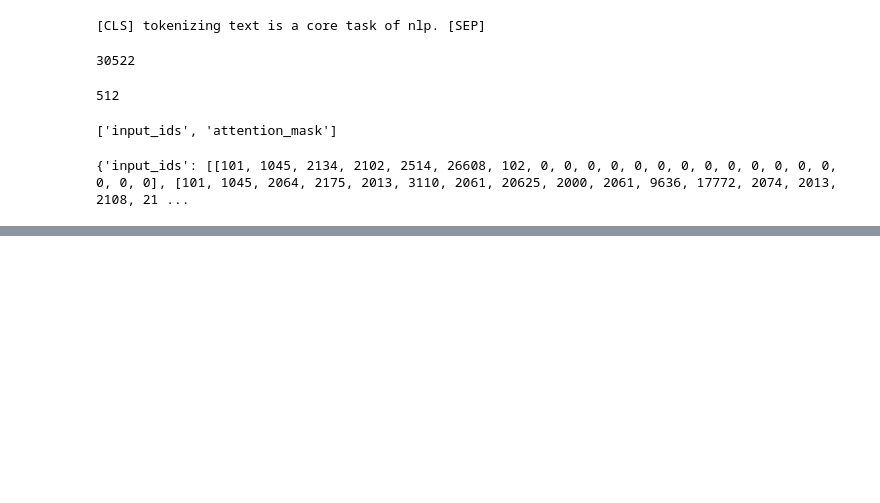
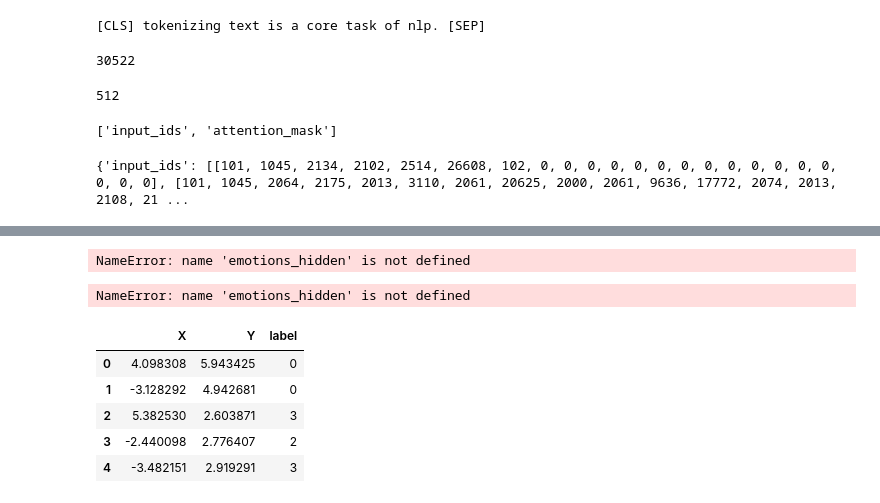
Before and after one commit to luisalex94/research-machine-learning, a Jupyter notebook: nlp/Natural Language Processing with Transformers, Revised Edition/general.ipynb, the cells around one changed output, grey strips where cells are left out. Drawn from its saved outputs; the diff is of its cells as text; code cells hidden in the pictures; blank space fills up the shorter version.

```diff
--- a/nlp/Natural Language Processing with Transformers, Revised Edition/general.ipynb
+++ b/nlp/Natural Language Processing with Transformers, Revised Edition/general.ipynb
@@ -338,0 +380,12 @@ print(tokenize(emotions["train"][:2]))
+# %%
+def extract_hidden_states(batch):
+    # Place model inputs on the GPU
+    device = "cpu"
+    inputs = {k: v.to(device) for k, v in batch.items() if k in tokenizer.model_input_names}
+
+    # Extract last hidden states
+    with torch.no_grad():
+        last_hidden_states = model(**inputs).last_hidden_state
+
+    # Return vector for [CLS] token
+    return {"hidden_state": last_hidden_states[:, 0].cpu().numpy()}
@@ -338,0 +411,37 @@ print(tokenize(emotions["train"][:2]))
+# %%
+emotions_hidden["train"].column_names
+# %% [output]
+NameError: name 'emotions_hidden' is not defined
+# %%
+import numpy as np
+
+X_train = np.array(emotions_hidden["train"]["hidden_state"])
+X_valid = np.array(emotions_hidden["validation"]["hidden_state"])
+y_train = np.array(emotions_encoded["train"]["label"])
+y_valid = np.array(emotions_encoded["validation"]["label"])
+X_train.shape, X_valid.shape, y_train.shape, y_valid.shape
+# %% [output]
+NameError: name 'emotions_hidden' is not defined
+# %%
+## %pip install umap-learn
+
+from umap.umap_ import UMAP
+from sklearn.preprocessing import MinMaxScaler
+
+# Scale features to [0, 1]
+X_scaled = MinMaxScaler().fit_transform(X_train)
+
+# Initialize and fit UMAP
+mapper = UMAP(n_components=2, metric="cosine").fit(X_scaled)
+
+# Create a DataFrame of 2D embeddings
+df_emb = pd.DataFrame(mapper.embedding_, columns=["X", "Y"])
+df_emb["label"] = y_train
+df_emb.head()
+# %% [output]
+|  | X | Y | label |
+| 0 | 4.098308 | 5.943425 | 0 |
+| 1 | -3.128292 | 4.942681 | 0 |
+| 2 | 5.382530 | 2.603871 | 3 |
+| 3 | -2.440098 | 2.776407 | 2 |
+| 4 | -3.482151 | 2.919291 | 3 |
```
Also changed, not shown: parts of 24 cells of this notebook, 4 other files.
